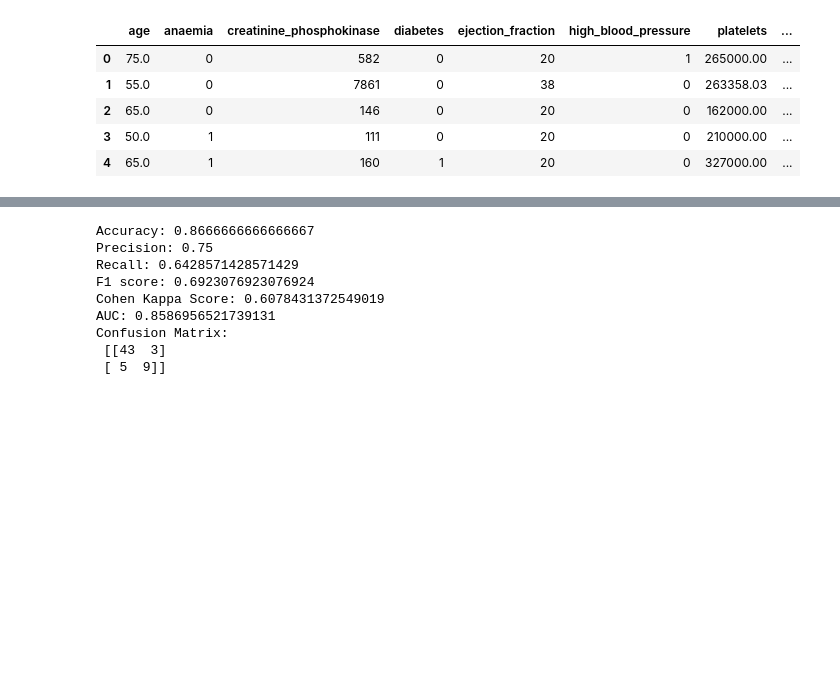
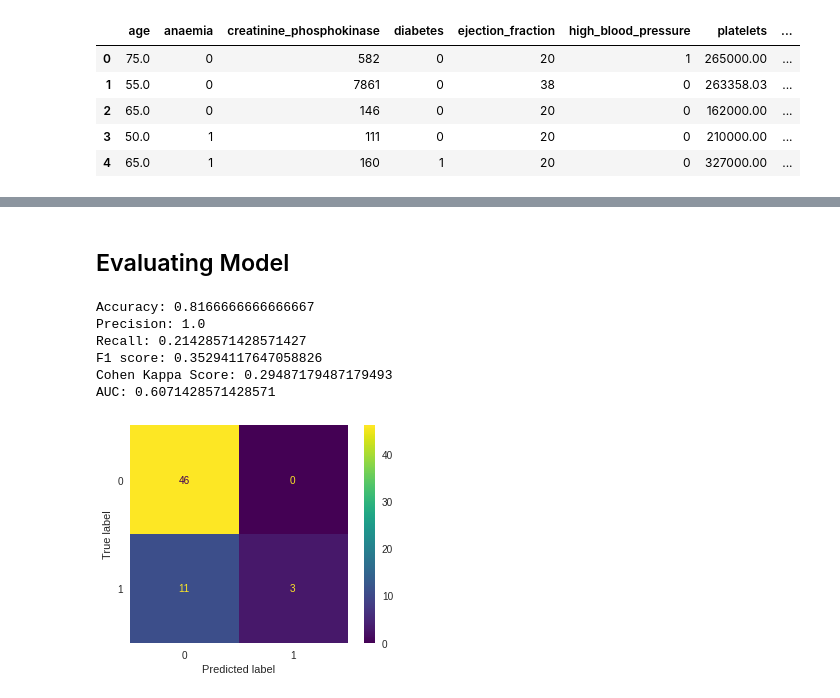
Before and after one commit to ds-dti/DS02_02_Heart-Failure-Prediction, a Jupyter notebook: Heart_Failure_Prediction.ipynb, the cells around one changed output, grey strips where cells are left out. Saved outputs shown, nothing was run; the diff lists cells and outputs as text; code cells hidden in the pictures; blank space fills up the shorter version.

```diff
--- a/Heart_Failure_Prediction.ipynb
+++ b/Heart_Failure_Prediction.ipynb
@@ -292,41 +289,45 @@ GridSearchCV(cv=<generator object _BaseKFold.split at 0x...>,
                          'subsample': [0.6, 0.8, 1.0]},
              pre_dispatch='2*n_jobs', refit=True, return_train_score=False,
              scoring=None, verbose=0)
+# %% [markdown]
+## Evaluating Model
 # %%
 from sklearn import metrics
+from sklearn.metrics import plot_confusion_matrix
 
-best_grid = grid.best_estimator_
-best_grid_pred = best_grid.predict(x_test)
+best_grid_ef = grid_ef.best_estimator_
+best_grid_ef_pred = best_grid_ef.predict(x_test)
 
 # Calculate accuracy, precision, recall, f1-score, and kappa score
-best_grid_acc = metrics.accuracy_score(y_test, best_grid_pred)
-best_grid_prec = metrics.precision_score(y_test, best_grid_pred)
-best_grid_rec = metrics.recall_score(y_test, best_grid_pred)
-best_grid_f1 = metrics.f1_score(y_test, best_grid_pred)
-best_grid_kappa = metrics.cohen_kappa_score(y_test, best_grid_pred)
+best_grid_ef_acc = metrics.accuracy_score(y_test, best_grid_ef_pred)
+best_grid_ef_prec = metrics.precision_score(y_test, best_grid_ef_pred)
+best_grid_ef_rec = metrics.recall_score(y_test, best_grid_ef_pred)
+best_grid_ef_f1 = metrics.f1_score(y_test, best_grid_ef_pred)
+best_grid_ef_kappa = metrics.cohen_kappa_score(y_test, best_grid_ef_pred)
 
 # Calculate area under curve (AUC)
-best_grid_pred_proba = best_grid.predict_proba(x_test)[::,1]
-best_grid_fpr, best_grid_tpr, _ = metrics.roc_curve(y_test,  best_grid_pred_proba)
-best_grid_auc = metrics.roc_auc_score(y_test, best_grid_pred_proba)
+best_grid_ef_pred_proba = best_grid_ef.predict_proba(x_test)[::,1]
+best_grid_ef_fpr, best_grid_ef_tpr, _ = metrics.roc_curve(y_test,  best_grid_ef_pred_proba)
+best_grid_ef_auc = metrics.roc_auc_score(y_test, best_grid_ef_pred_proba)
 
-print('Accuracy:', best_grid_acc)
-print('Precision:', best_grid_prec)
-print('Recall:', best_grid_rec)
-print('F1 score:', best_grid_f1)
-print('Cohen Kappa Score:', best_grid_kappa)
-print('AUC:', best_grid_auc)
+print('Accuracy:', best_grid_ef_acc)
+print('Precision:', best_grid_ef_prec)
+print('Recall:', best_grid_ef_rec)
+print('F1 score:', best_grid_ef_f1)
+print('Cohen Kappa Score:', best_grid_ef_kappa)
+print('AUC:', best_grid_ef_auc)
 
 # Display confussion matrix
-cm = metrics.confusion_matrix(y_test, best_grid_pred)
-print('Confusion Matrix:\n', cm)
+# cm = metrics.confusion_matrix(y_test, best_grid_ef_pred)
+# print('Confusion Matrix:\n', cm)
+plot_confusion_matrix(best_grid_ef, x_test, y_test)
+plt.grid(False)
+plt.show()
 # %% [output]
-Accuracy: 0.8666666666666667
-Precision: 0.75
-Recall: 0.6428571428571429
-F1 score: 0.6923076923076924
-Cohen Kappa Score: 0.6078431372549019
-AUC: 0.8586956521739131
-Confusion Matrix:
- [[43  3]
- [ 5  9]]
+Accuracy: 0.8166666666666667
+Precision: 1.0
+Recall: 0.21428571428571427
+F1 score: 0.35294117647058826
+Cohen Kappa Score: 0.29487179487179493
+AUC: 0.6071428571428571
+[figure, added]
```
Also changed, not shown: parts of 14 cells of this notebook.
